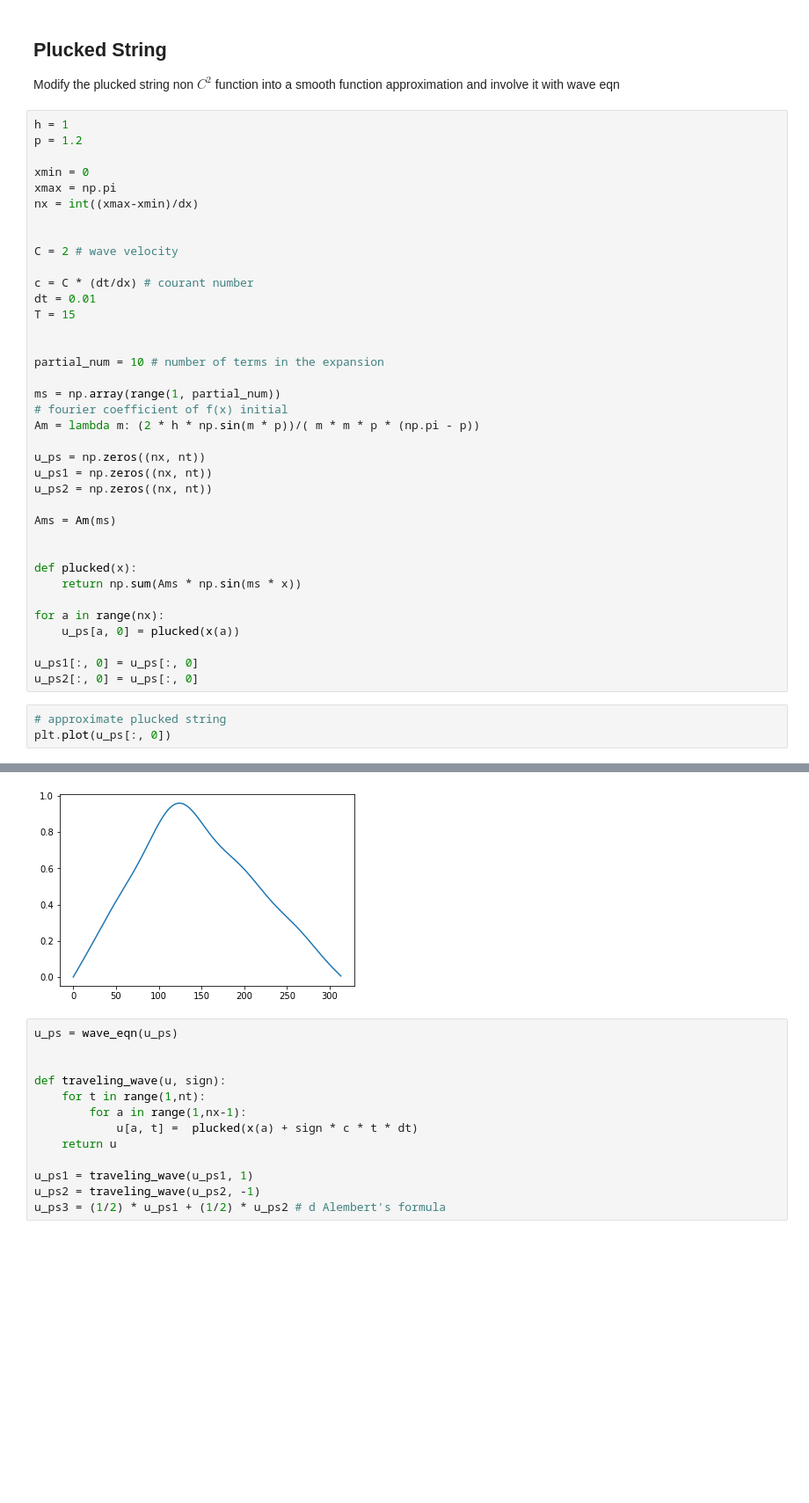
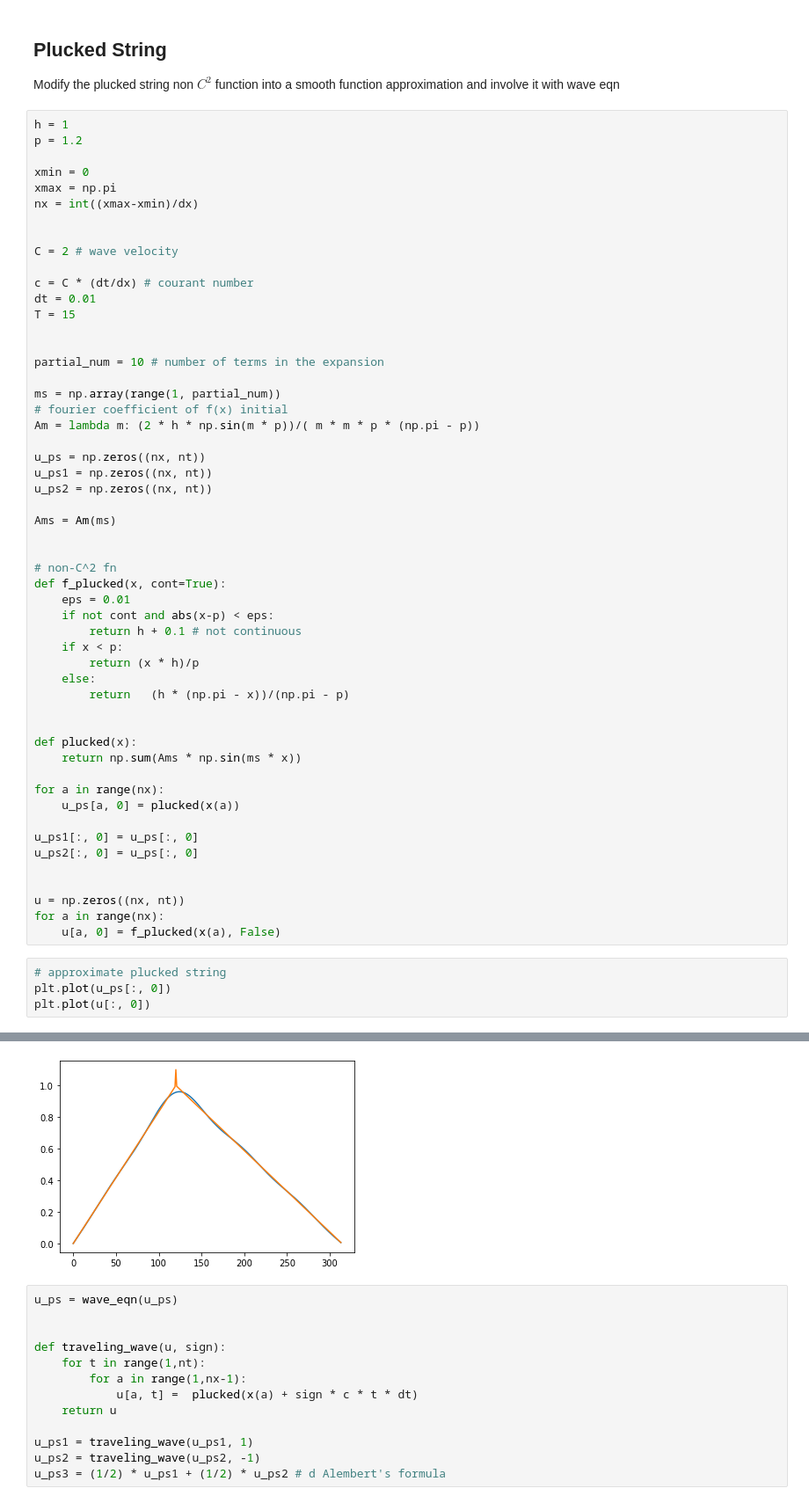
Before and after one commit to vlongle/Fourier, a Jupyter notebook: Wave Equation.ipynb, the cells around one changed output, grey strips where cells are left out. Shown: that part at 88% size. Saved outputs shown, nothing was run; the diff lists cells and outputs as text; blank space fills up the shorter version.

```diff
--- a/Wave Equation.ipynb
+++ b/Wave Equation.ipynb
@@ -144,6 +144,17 @@ u_ps2 = np.zeros((nx, nt))
 Ams = Am(ms)
 
 
+# non-C^2 fn
+def f_plucked(x, cont=True):
+    eps = 0.01
+    if not cont and abs(x-p) < eps:
+        return h + 0.1 # not continuous
+    if x < p:
+        return (x * h)/p
+    else:
+        return   (h * (np.pi - x))/(np.pi - p)
+
+
 def plucked(x):
     return np.sum(Ams * np.sin(ms * x))
 
@@ -152,12 +163,18 @@ for a in range(nx):
 
 u_ps1[:, 0] = u_ps[:, 0]
 u_ps2[:, 0] = u_ps[:, 0]
+
+
+u = np.zeros((nx, nt))
+for a in range(nx):
+    u[a, 0] = f_plucked(x(a), False)
 # %%
 # approximate plucked string
 plt.plot(u_ps[:, 0])
+plt.plot(u[:, 0])
 # %% [output]
 [<matplotlib.lines.Line2D at 0x...>]
-[figure, old version]
+[figure, new version]
 # %%
 u_ps = wave_eqn(u_ps)
 
```
Also changed, not shown: parts of 1 cell of this notebook, 5 other files.
